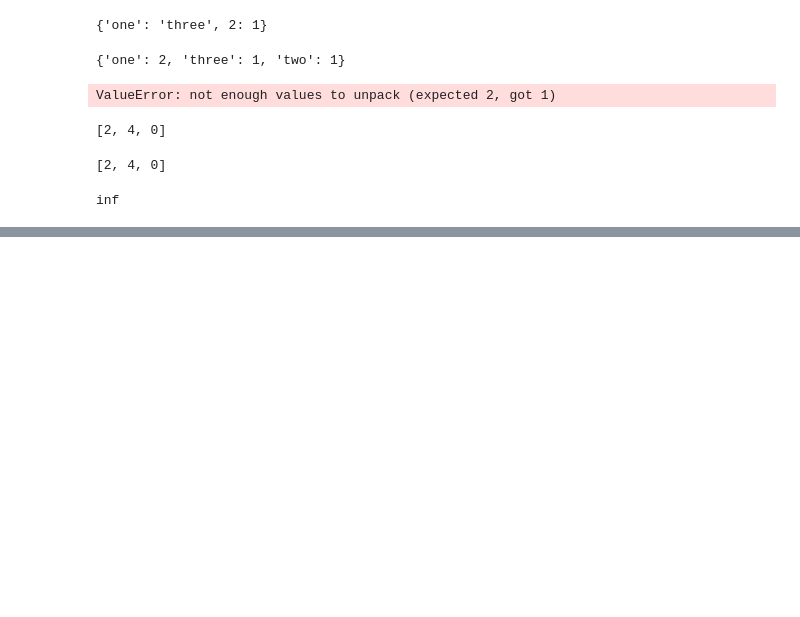
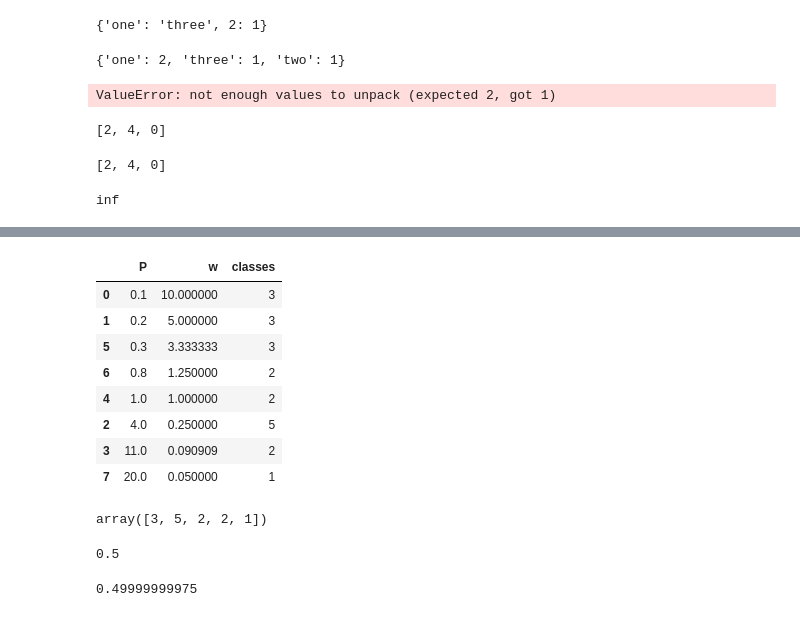
Before and after one commit to codekot/logistics_knn, a Jupyter notebook: testing.ipynb, the cells around one changed output, grey strips where cells are left out. Cells and saved outputs as stored; diff of their text form; code cells hidden in the pictures; blank space fills up the shorter version.

```diff
--- a/testing.ipynb
+++ b/testing.ipynb
@@ -530,0 +604,14 @@ inf
+# %%
+df = df.sort_values("P")
+# %%
+df
+# %% [output]
+|  | P | w | classes |
+| 0 | 0.1 | 10.000000 | 3 |
+| 1 | 0.2 | 5.000000 | 3 |
+| 5 | 0.3 | 3.333333 | 3 |
+| 6 | 0.8 | 1.250000 | 2 |
+| 4 | 1.0 | 1.000000 | 2 |
+| 2 | 4.0 | 0.250000 | 5 |
+| 3 | 11.0 | 0.090909 | 2 |
+| 7 | 20.0 | 0.050000 | 1 |
@@ -530,0 +645,9 @@ inf
+# %%
+y = df_rest["classes"].to_numpy()
+y
+# %% [output]
+array([3, 5, 2, 2, 1])
+# %%
+w = np.array([0.5,11,1,0.2,4])
+# %% [output]
+0.5
@@ -530,0 +658,4 @@ inf
+# %%
+dfg[dfg.index == 1]["weights"].item()
+# %% [output]
+0.49999999975
```
Also changed, not shown: parts of 28 cells of this notebook, 1 other file.
